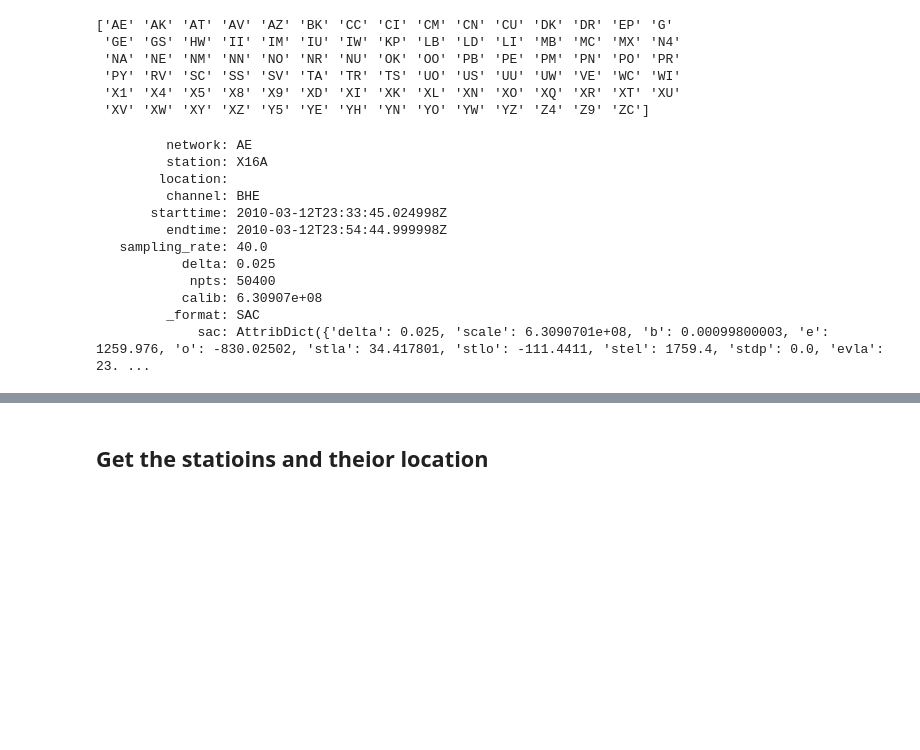
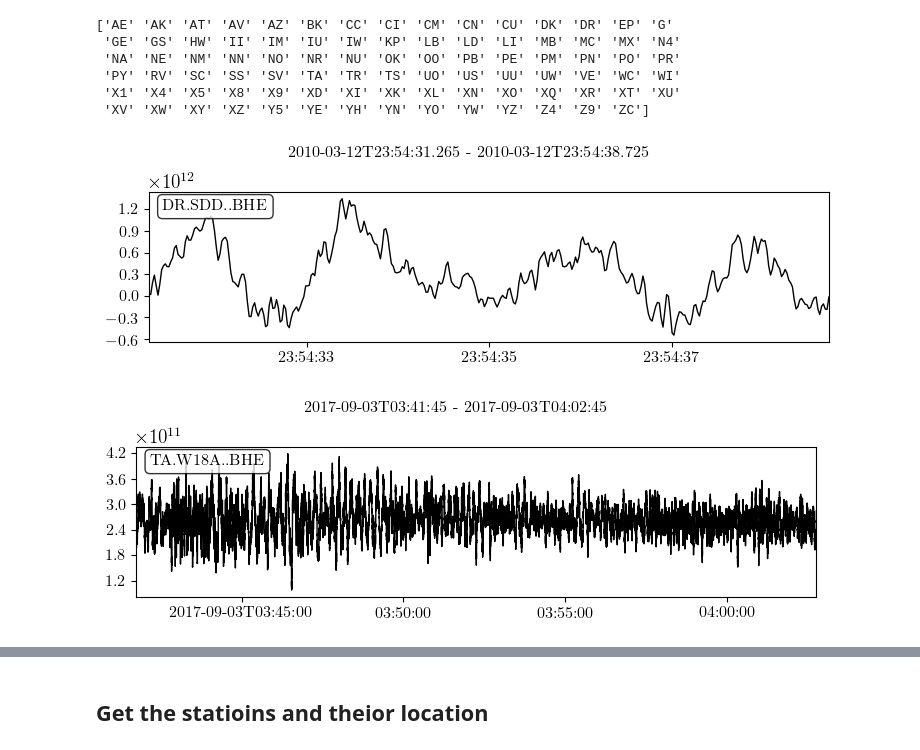
Before and after one commit to msahamed/machine_learning_earthquakes-nuclear-explosion, a Jupyter notebook: Codes/seismogram_analysis.ipynb, the cells around one changed output, grey strips where cells are left out. Saved outputs shown, nothing was run; the diff lists cells and outputs as text; code cells hidden in the pictures; blank space fills up the shorter version.

```diff
--- a/Codes/seismogram_analysis.ipynb
+++ b/Codes/seismogram_analysis.ipynb
@@ -64,18 +66,13 @@ print(np.unique(net))
  'PY' 'RV' 'SC' 'SS' 'SV' 'TA' 'TR' 'TS' 'UO' 'US' 'UU' 'UW' 'VE' 'WC' 'WI'
  'X1' 'X4' 'X5' 'X8' 'X9' 'XD' 'XI' 'XK' 'XL' 'XN' 'XO' 'XQ' 'XR' 'XT' 'XU'
  'XV' 'XW' 'XY' 'XZ' 'Y5' 'YE' 'YH' 'YN' 'YO' 'YW' 'YZ' 'Z4' 'Z9' 'ZC']
-# %%
-print(earthquakes[0].stats)
-# %% [output]
-         network: AE
-         station: X16A
-        location:
-         channel: BHE
-       starttime: 2010-03-12T23:33:45.024998Z
-         endtime: 2010-03-12T23:54:44.999998Z
-   sampling_rate: 40.0
-           delta: 0.025
-            npts: 50400
-           calib: 6.30907e+08
-         _format: SAC
-             sac: AttribDict({'delta': 0.025, 'scale': 6.3090701e+08, 'b': 0.00099800003, 'e': 1259.976, 'o': -830.02502, 'stla': 34.417801, 'stlo': -111.4411, 'stel': 1759.4, 'stdp': 0.0, 'evla': 23. ...
+# %%
+eq  = read('./seismogram_v2/earthquakes/DR.SDD..BHE.M.2010.071.235431.SAC')
+plt.title('Sabber')
+ex = read('./seismogram_v2/explosions/TA.W18A..BHE.M.2017.246.034145.SAC')
+# %%
+eq.plot(title='Earthquake occured in Mynmer-India border in 2005, recorded in USA')
+ex.plot(title='Nuclear explosions occured in North korea in 2017, recorded in USA')
+# %% [output]
+[figure, added]
+[figure, added]
```
Also changed, not shown: parts of 2 cells of this notebook, 30 other files.
